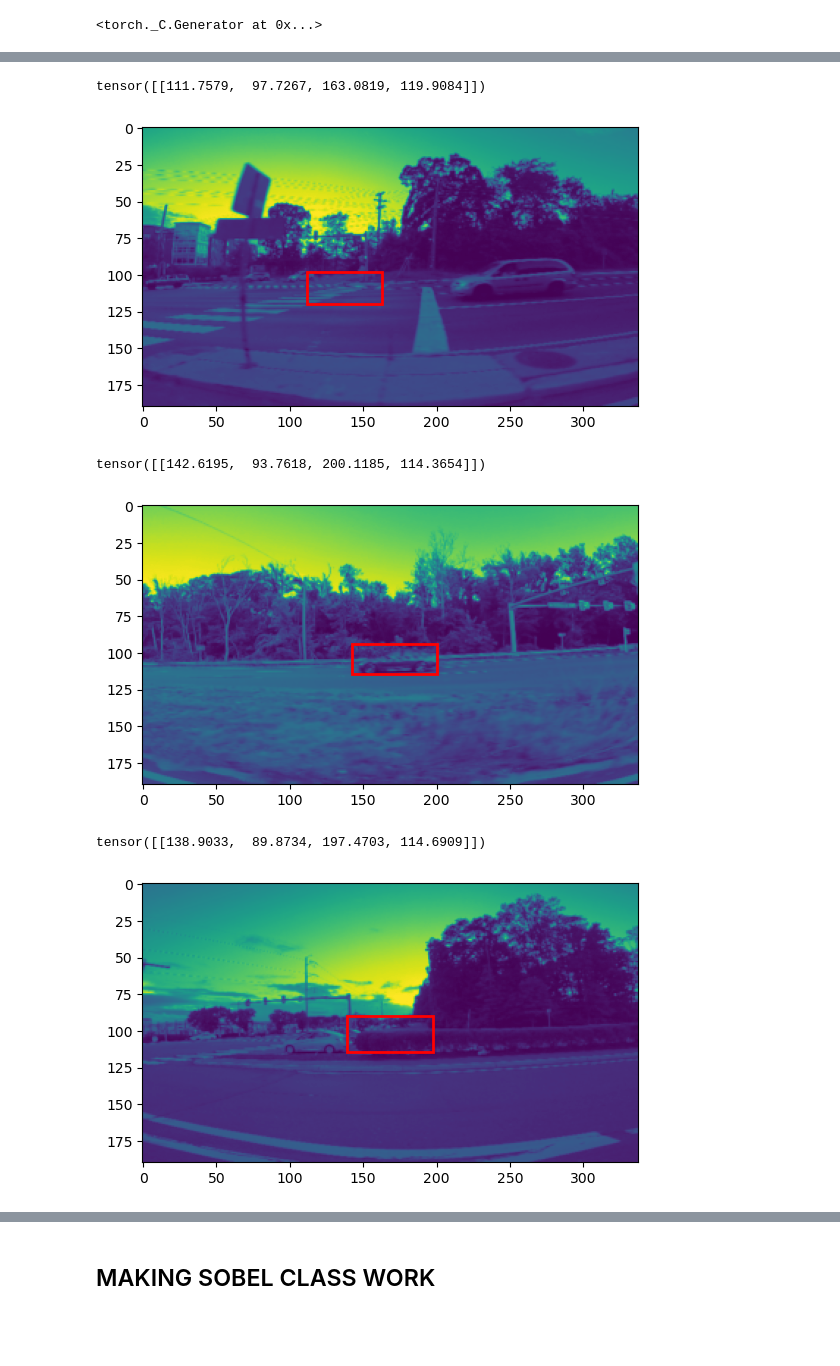
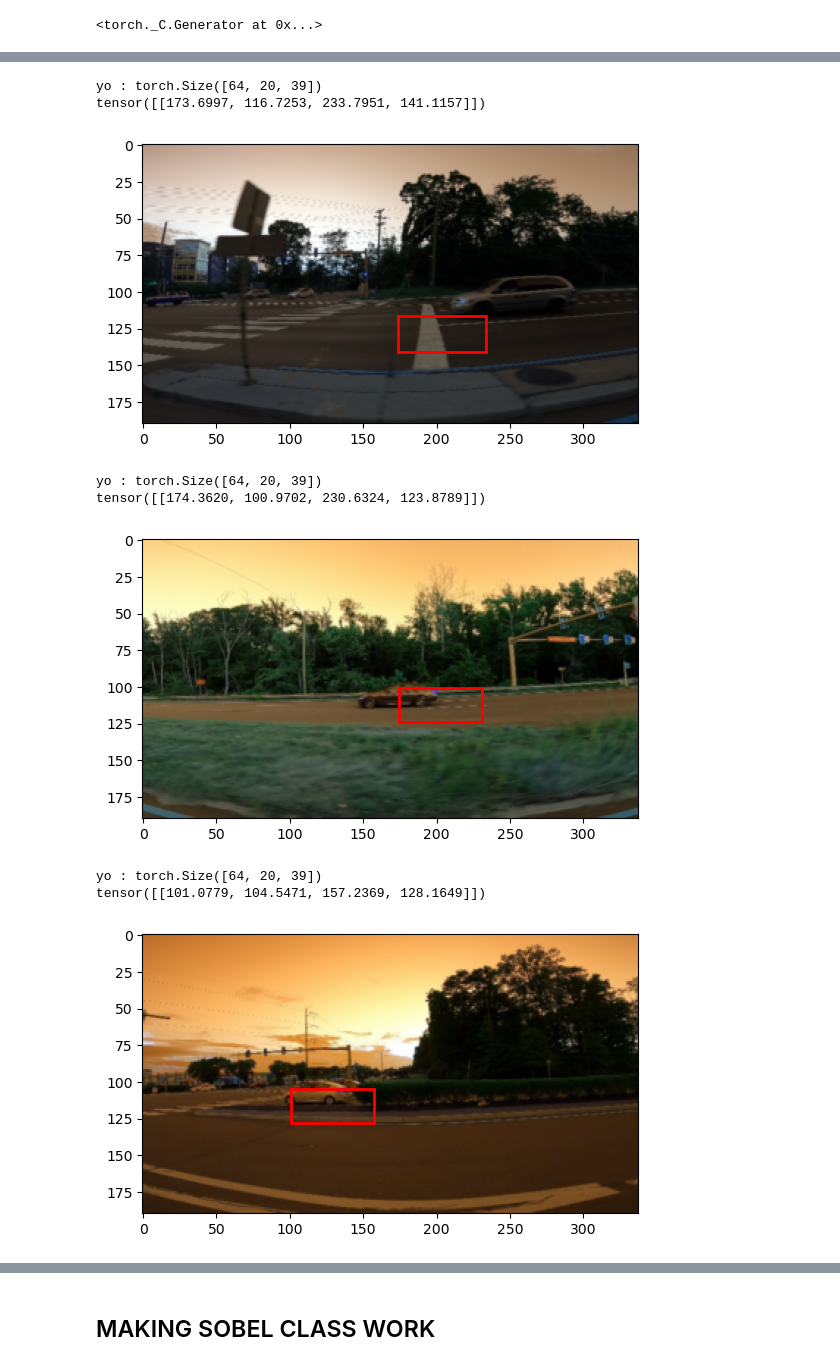
Before and after one commit to PaMilot/Car-detection, a Jupyter notebook: own_model.ipynb, the cells around one changed output, grey strips where cells are left out. Cells and saved outputs as stored; diff of their text form; code cells hidden in the pictures; blank space fills up the shorter version.

Commit message:
added 3 channel Sobel filter

```diff
--- a/own_model.ipynb
+++ b/own_model.ipynb
@@ -126,12 +126,12 @@ sobel3_horiz = torch.transpose(sobel3_verti, 0, 1)
 class Sobel(nn.Module):
     def __init__(self):
         super(Sobel, self).__init__()
-        self.sobel_verti = sobel3_verti.view(1, 1, 3, 3)
-        self.sobel_horiz = sobel3_horiz.view(1, 1, 3, 3)
+        self.sobel_verti = sobel3_verti.view(1, 1, 3, 3).repeat(3, 1, 1, 1)
+        self.sobel_horiz = sobel3_horiz.view(1, 1, 3, 3).repeat(3, 1, 1, 1)
 
     def forward(self, x, threshold = 1.0):
-        sob_vert = F.conv2d(x, self.sobel_verti, groups=1)
-        sob_hori = F.conv2d(x, self.sobel_horiz, groups=1)
+        sob_vert = F.conv2d(x, self.sobel_verti, groups=3)
+        sob_hori = F.conv2d(x, self.sobel_horiz, groups=3)
         vert_sq = torch.mul(sob_vert, sob_vert)
         hori_sq = torch.mul(sob_hori, sob_hori)
         filtered = torch.sqrt( torch.add( vert_sq, hori_sq ) ) # sqrt(verti² + horiz²)
@@ -145,17 +145,21 @@ class Sobel(nn.Module):
 # plt.imshow(a.permute(1,2,0))
 # %%
 ## ONGOING CAR DETECTION MODEL NOVEMBER 3rd 2024
+# output_size = (in_size - kernel_size + (2*padding))/stride   + 1
 class CarNet(nn.Module):
-    def __init__(self, in_size, threshold = 0.5):
+    def __init__(self, in_size=0, threshold = 0.5):
         super(CarNet, self).__init__()
         self.threshold = threshold
-        self.dynamic_input = 167*93*16 # size * conv1 output
+        self.dynamic_input = 39*20*64 # size * conv1 output
 
         self.sobel = Sobel()
-        self.conv1 = nn.Conv2d(1, 16, kernel_size=5, stride=1, padding=1)
-        self.pool1 = nn.MaxPool2d(kernel_size=2, stride=2, padding=0)
+        self.conv1 = nn.Conv2d(3, 16, kernel_size=5, stride=1, padding=0) # size - kernel_size + 1 + (2*padding)
+        self.pool1 = nn.MaxPool2d(kernel_size=2, stride=2, padding=0) # augmenter, genre 3
 
-        self.fc1 = nn.Linear(self.dynamic_input, 128)
+        self.conv2 = nn.Conv2d(16, 64, kernel_size=11, stride=2, padding=0) # check dim
+        self.pool2 = nn.MaxPool2d(kernel_size=2, stride=2, padding=0) # check dim
+
+        self.fc1 = nn.Linear(self.dynamic_input, 128) # check dim
         self.fc2 = nn.Linear(128, 4)
 
     def forward(self, img):
@@ -163,22 +167,24 @@ class CarNet(nn.Module):
         # print("Input : ", end="")
         # print(img.shape)
 
-        x = self.sobel(img, self.threshold)
+        x = F.relu(self.sobel(img, self.threshold))
         # print("Sobel : ", end="")
         # print(x.shape)
         # here : 336, 188       (actually 188, 336)
         x = F.relu(self.conv1(x))
         # print("Relu : ", end="")
         # print(x.shape)
-        # 334, 186
+        # 332, 184
         x = self.pool1(x)
         # print("Pool : ", end="")
         # print(x.shape)
-        # 167, 93
+        # 166, 92
+        x = F.relu(self.conv2(x))
+        # 78, 41
+        x = self.pool2(x)
+        # 39, 20
 
         x = x.view(-1, self.dynamic_input)
         x = self.fc1(x)
         x = self.fc2(x)
         return x
-
-# shape '[-1, 505344]' is invalid for input of size 7951872
@@ -210,9 +254,9 @@ import torch.optim as optim
 # images INITIAL shape : 676 x 380
 
 learning_rate = 0.001
-epochs = 800
+epochs = 10
 # model = CarNet(1, threshold=1.0)
-model = CarNet(1)
+model = CarNet()
 
 criterion = nn.MSELoss()
 optimizer = optim.Adam(model.parameters(), lr=learning_rate)
@@ -286,7 +332,7 @@ tensor([[153.1096,  89.2830, 201.0005, 109.2954]])
 # %%
 image_path = 'data/test/vid_5_27480.jpg'
 image = cv2.imread(image_path)
-image = cv2.cvtColor(image, cv2.COLOR_BGR2GRAY)
+image = image[:,:,:3]
 
 transform = transforms.Compose([transforms.ToTensor(), # -> [C, H, W]
                                 transforms.Resize((NEW_HEIGHT, NEW_WIDTH))])
@@ -296,12 +342,13 @@ pred = model(img)
 print(pred)
 display_bounding_boxes(img.permute(1,2,0).numpy(), pred) # -> [H, W, C]
 # %% [output]
-tensor([[111.7579,  97.7267, 163.0819, 119.9084]])
+yo : torch.Size([64, 20, 39])
+tensor([[173.6997, 116.7253, 233.7951, 141.1157]])
-[figure, old version]
+[figure, new version]
 # %%
 image_path = 'data/train/vid_4_600.jpg'
 image = cv2.imread(image_path)
-image = cv2.cvtColor(image, cv2.COLOR_BGR2GRAY)
+image = image[:,:,:3]
 
 transform = transforms.Compose([transforms.ToTensor(), # -> [C, H, W]
                                 transforms.Resize((NEW_HEIGHT, NEW_WIDTH))])
@@ -311,23 +358,25 @@ pred = model(img)
 print(pred)
 display_bounding_boxes(img.permute(1,2,0).numpy(), pred) # -> [H, W, C]
 # %% [output]
-tensor([[142.6195,  93.7618, 200.1185, 114.3654]])
+yo : torch.Size([64, 20, 39])
+tensor([[174.3620, 100.9702, 230.6324, 123.8789]])
-[figure, old version]
+[figure, new version]
 # %%
 image_path = 'data/train/vid_4_30440.jpg'
 image = cv2.imread(image_path)
-image = cv2.cvtColor(image, cv2.COLOR_BGR2GRAY)
+image = image[:,:,:3]
 
 transform = transforms.Compose([transforms.ToTensor(), # -> [C, H, W]
                                 transforms.Resize((NEW_HEIGHT, NEW_WIDTH))])
 img = transform(image)
 
 pred = model(img)
 print(pred)
 display_bounding_boxes(img.permute(1,2,0).numpy(), pred) # -> [H, W, C]
 # %% [output]
-tensor([[138.9033,  89.8734, 197.4703, 114.6909]])
+yo : torch.Size([64, 20, 39])
+tensor([[101.0779, 104.5471, 157.2369, 128.1649]])
-[figure, old version]
+[figure, new version]
 # %%
 
 image_path = 'data/train/vid_4_980.jpg'
```
Also changed, not shown: parts of 7 cells of this notebook.
